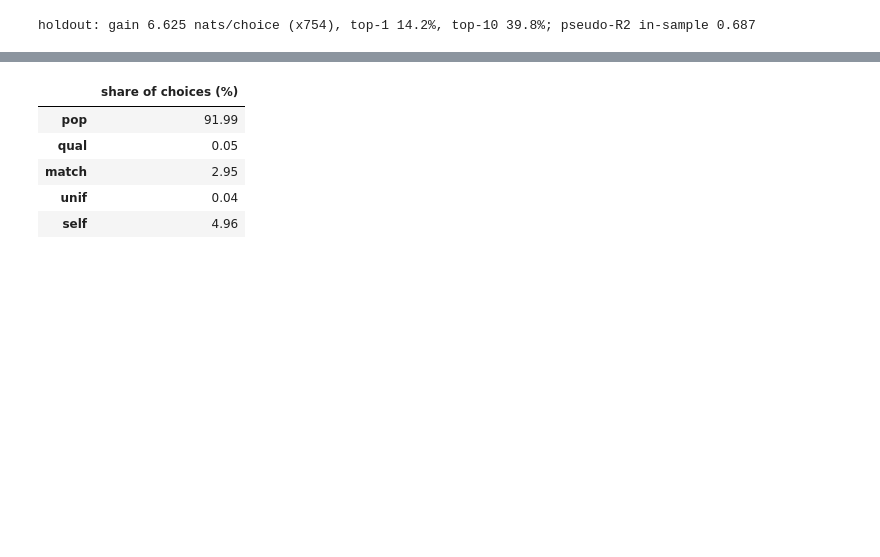
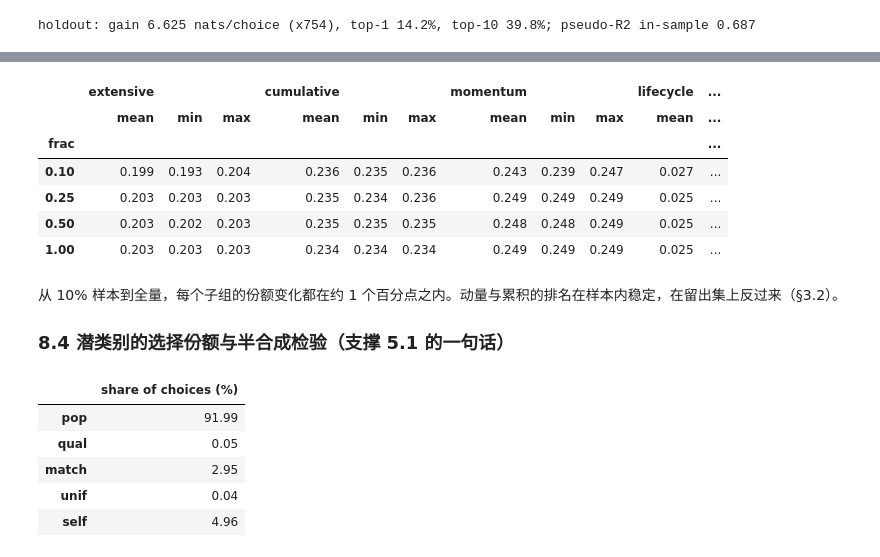
Before and after one commit to CaroVon/Model_Eco, a Jupyter notebook: notebooks/note4_results.ipynb, the cells around one changed output, grey strips where cells are left out. Cells and saved outputs as stored; diff of their text form; code cells hidden in the pictures; blank space fills up the shorter version.

```diff
--- a/notebooks/note4_results.ipynb
+++ b/notebooks/note4_results.ipynb
@@ -170,3 +843,18 @@ Shapley 份额的单位是"似然增益"。审稿人可能会问："这是否等
+# %%
+pz = tab("v2x_popsplit")
+show(pz[pz.measure == "ll"].groupby("frac")[["extensive", "cumulative", "momentum", "lifecycle", "visibility", "local", "nonpop"]].agg(["mean", "min", "max"]).round(3))
+# %% [output]
+|  | extensive |  |  | cumulative |  |  | momentum |  |  | lifecycle | ... |
+|  | mean | min | max | mean | min | max | mean | min | max | mean | ... |
+| frac |  |  |  |  |  |  |  |  |  |  | ... |
+| 0.10 | 0.199 | 0.193 | 0.204 | 0.236 | 0.235 | 0.236 | 0.243 | 0.239 | 0.247 | 0.027 | ... |
+| 0.25 | 0.203 | 0.203 | 0.203 | 0.235 | 0.234 | 0.236 | 0.249 | 0.249 | 0.249 | 0.025 | ... |
+| 0.50 | 0.203 | 0.202 | 0.203 | 0.235 | 0.235 | 0.235 | 0.248 | 0.248 | 0.249 | 0.025 | ... |
+| 1.00 | 0.203 | 0.203 | 0.203 | 0.234 | 0.234 | 0.234 | 0.249 | 0.249 | 0.249 | 0.025 | ... |
+# %% [markdown]
+从 10% 样本到全量，每个子组的份额变化都在约 1 个百分点之内。动量与累积的排名在样本内稳定，在留出集上反过来（§3.2）。
+
+### 8.4 潜类别的选择份额与半合成检验（支撑 5.1 的一句话）
 # %%
 mx = tab("v2_mixture_planA").set_index("quantity").value
 mix = pd.Series({k.replace("share_", ""): float(mx[k]) for k in mx.index if k.startswith("share_")})
```
Also changed, not shown: parts of 105 cells of this notebook, 1 other file.
